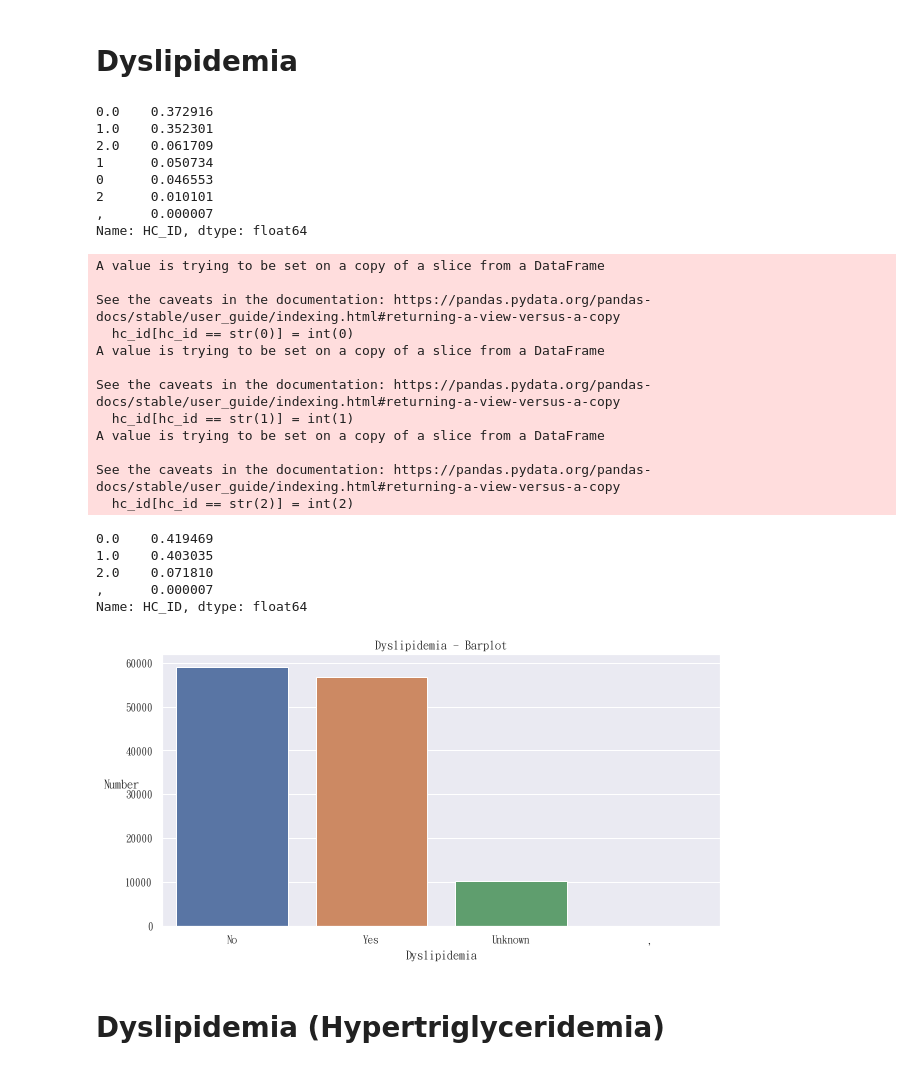
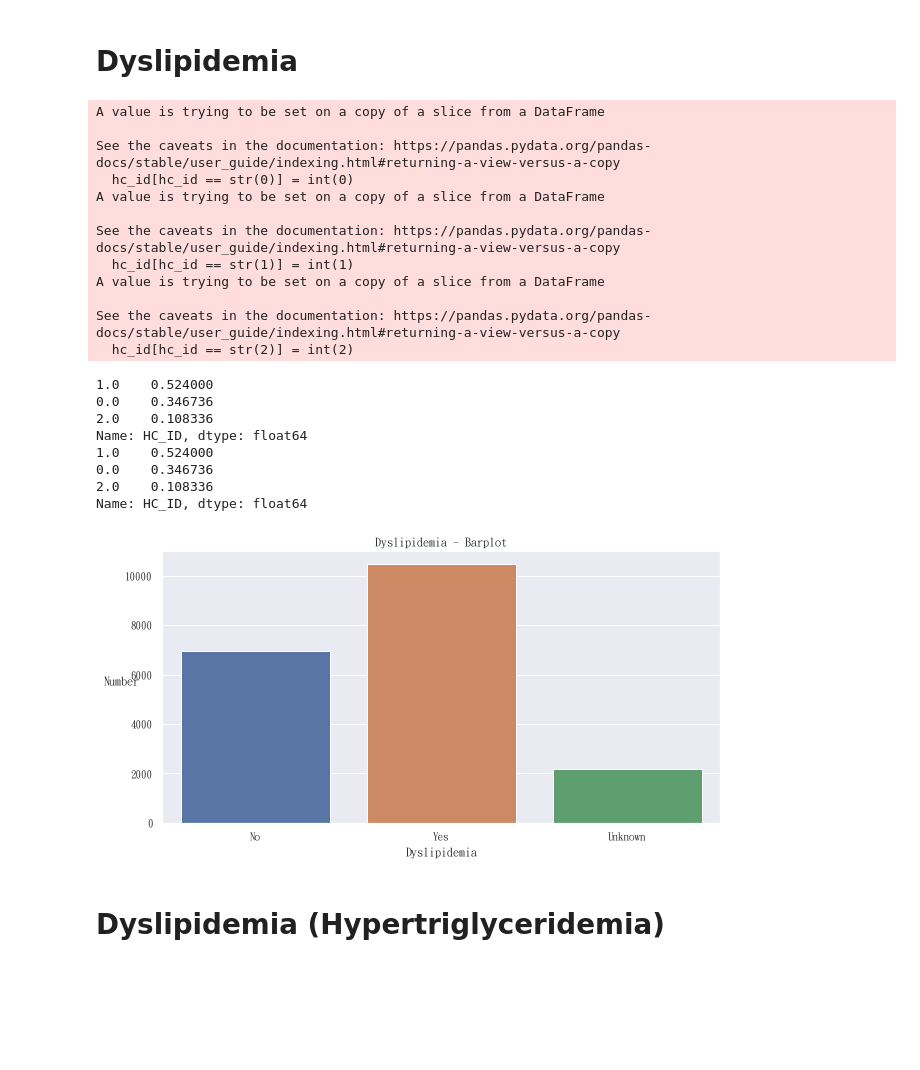
Before and after one commit to sn987532159/TSR_ML, a Jupyter notebook: data_exploration/Pre-visualisation - CASEDDGFA.ipynb, the cells around one changed output. Saved outputs shown, nothing was run; the diff lists cells and outputs as text; code cells hidden in the pictures; blank space fills up the shorter version.

```diff
--- a/data_exploration/Pre-visualisation - CASEDDGFA.ipynb
+++ b/data_exploration/Pre-visualisation - CASEDDGFA.ipynb
@@ -11,7 +11,7 @@ sns.set(font=myfont.get_name())
 
 plt.rcParams['figure.figsize'] = (10,5)
 # %%
-csv_path = os.path.join("..", "data","TSR_2018_raw", "CASEDDGFA.csv")
+csv_path = os.path.join("..", "data","TSR_CMUH", "CASEDDGFA.csv")
 cdd = pd.read_csv(csv_path)
 cdd.head()
 # %% [output]
@@ -294,48 +290,43 @@ Name: PTIA_ID, dtype: float64
 # %%
 hc_id = cdd.loc[:,"HC_ID"]
 #print(hc_id)
 print(hc_id.value_counts() / len(hc_id))
 #print(hc_id.describe())
 
 hc_id[hc_id == str(0)] = int(0)
 hc_id[hc_id == str(1)] = int(1)
 hc_id[hc_id == str(2)] = int(2)
 print(hc_id.value_counts() / len(hc_id))
 #print(hc_id.describe())
 
-hc_id_labels = ["No","Yes","Unknown",","]
+hc_id_labels = ["No","Yes","Unknown"]
 sns.countplot(hc_id).set_xticklabels(hc_id_labels)
 plt.title("Dyslipidemia - Barplot")
 plt.xlabel('Dyslipidemia')
 plt.ylabel('Number', rotation=0)
 plt.show()
 # %% [output]
-0.0    0.372916
-1.0    0.352301
-2.0    0.061709
-1      0.050734
-0      0.046553
-2      0.010101
-,      0.000007
-Name: HC_ID, dtype: float64
+A value is trying to be set on a copy of a slice from a DataFrame
+
+See the caveats in the documentation: https://pandas.pydata.org/pandas-docs/stable/user_guide/indexing.html#returning-a-view-versus-a-copy
+  hc_id[hc_id == str(0)] = int(0)
+A value is trying to be set on a copy of a slice from a DataFrame
+
+See the caveats in the documentation: https://pandas.pydata.org/pandas-docs/stable/user_guide/indexing.html#returning-a-view-versus-a-copy
+  hc_id[hc_id == str(1)] = int(1)
+A value is trying to be set on a copy of a slice from a DataFrame
+
+See the caveats in the documentation: https://pandas.pydata.org/pandas-docs/stable/user_guide/indexing.html#returning-a-view-versus-a-copy
+  hc_id[hc_id == str(2)] = int(2)
-A value is trying to be set on a copy of a slice from a DataFrame
-
-See the caveats in the documentation: https://pandas.pydata.org/pandas-docs/stable/user_guide/indexing.html#returning-a-view-versus-a-copy
-  hc_id[hc_id == str(0)] = int(0)
-A value is trying to be set on a copy of a slice from a DataFrame
-
-See the caveats in the documentation: https://pandas.pydata.org/pandas-docs/stable/user_guide/indexing.html#returning-a-view-versus-a-copy
-  hc_id[hc_id == str(1)] = int(1)
-A value is trying to be set on a copy of a slice from a DataFrame
-
-See the caveats in the documentation: https://pandas.pydata.org/pandas-docs/stable/user_guide/indexing.html#returning-a-view-versus-a-copy
-  hc_id[hc_id == str(2)] = int(2)
+1.0    0.524000
+0.0    0.346736
+2.0    0.108336
+Name: HC_ID, dtype: float64
+1.0    0.524000
+0.0    0.346736
+2.0    0.108336
+Name: HC_ID, dtype: float64
-0.0    0.419469
-1.0    0.403035
-2.0    0.071810
-,      0.000007
-Name: HC_ID, dtype: float64
-[figure, old version]
+[figure, new version]
 # %% [markdown]
 # Dyslipidemia (Hypertriglyceridemia)
 # %%
```
Also changed, not shown: parts of 23 cells of this notebook, 6 other files.
